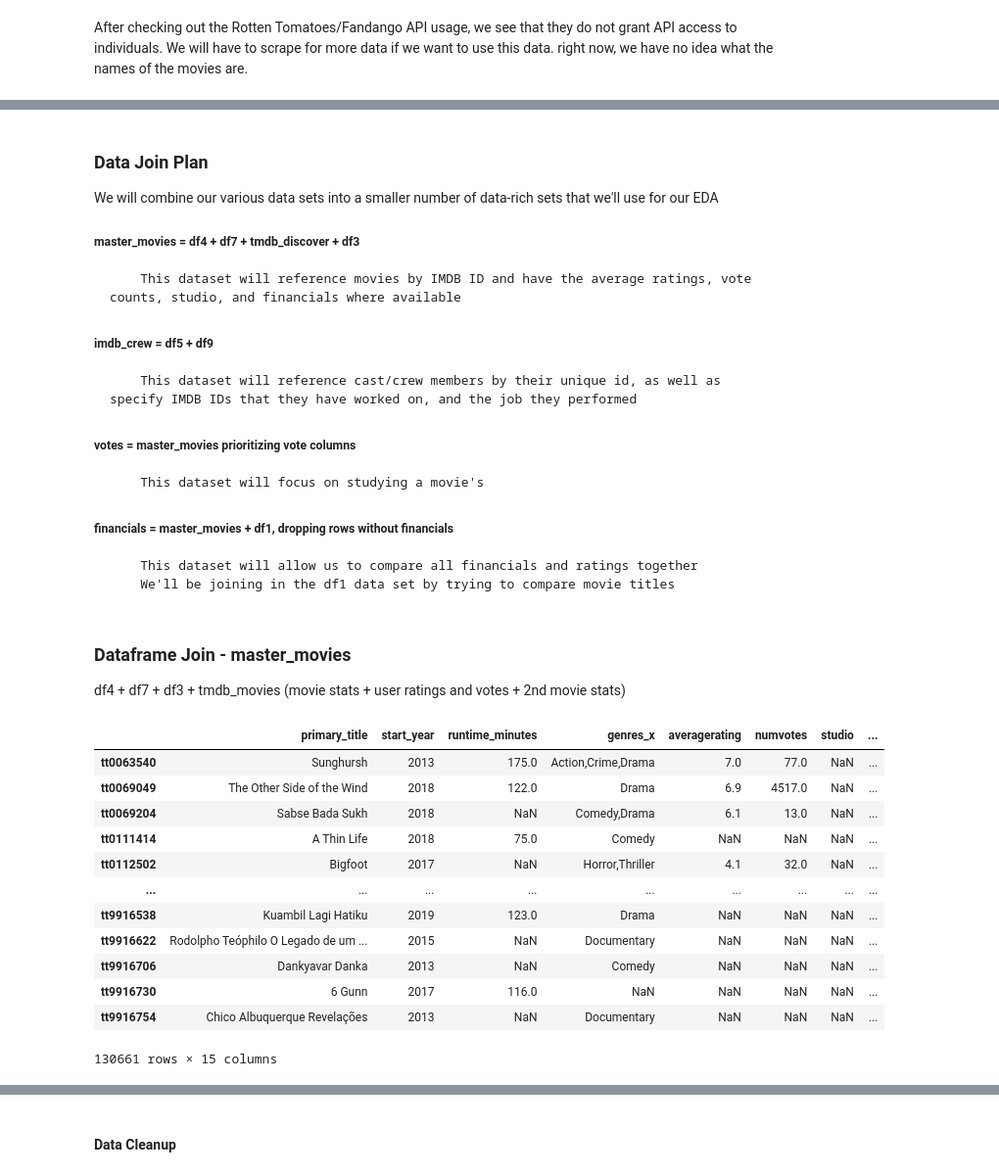
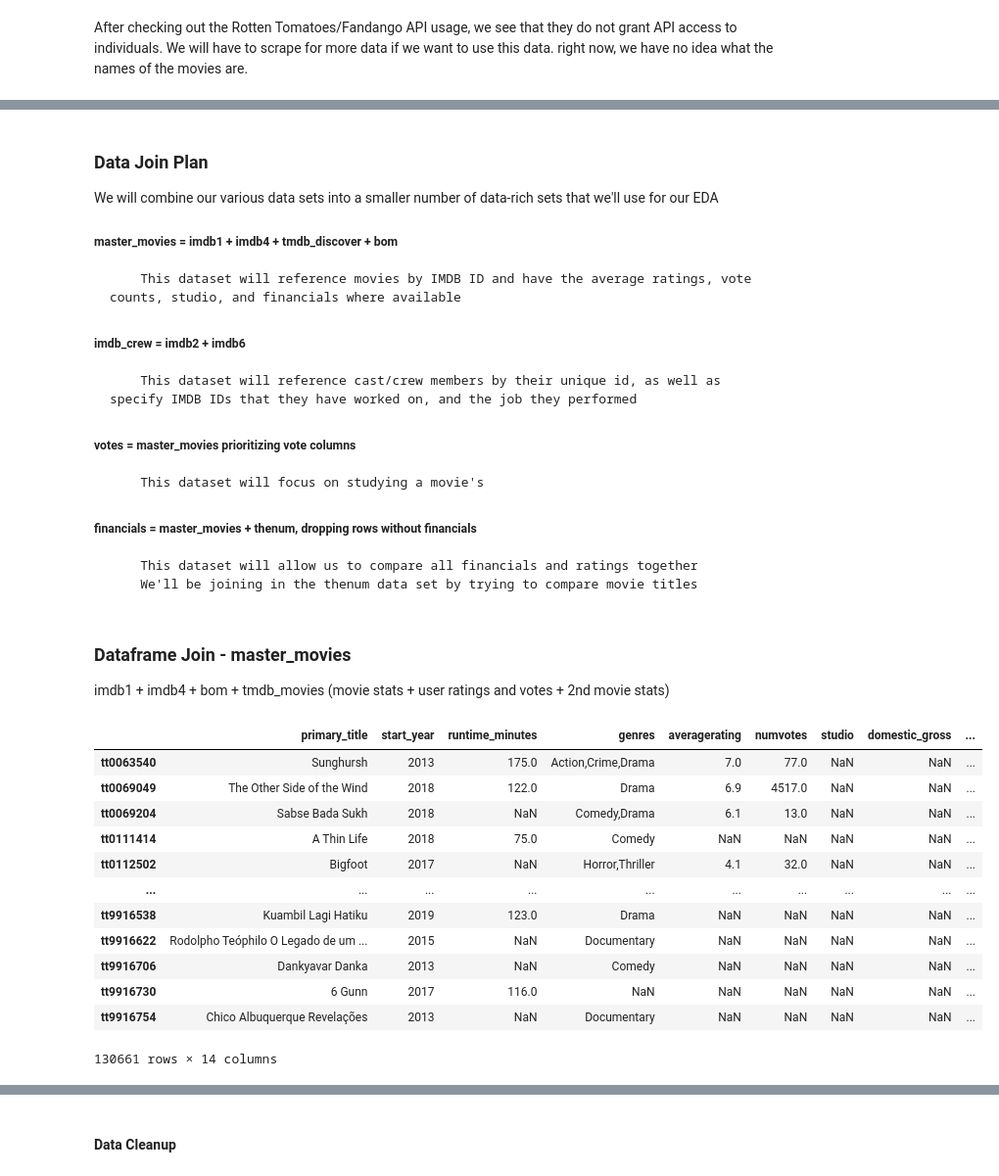
Before and after one commit to threnjen/dsc-mod-1-project-v2-1-online-ds-sp-000, a Jupyter notebook: student.ipynb, the cells around one changed output, grey strips where cells are left out. Shown at 98% size. Cells and saved outputs as stored; diff of their text form; code cells hidden in the pictures.

Commit message:
reorganized notebook with IMDB at beginning

```diff
--- a/student.ipynb
+++ b/student.ipynb
@@ -1515,0 +1453,3 @@ df9.sort_values('death_year').head()
+# %%
+# make sure all entries in the foreign_gross column are integers
+bom['foreign_gross'] = bom['foreign_gross'].astype(int)
@@ -1515,0 +1477,9 @@ df9.sort_values('death_year').head()
+# %%
+# dropping the title and year columns
+bom.drop(columns=['title', 'year'], inplace=True)
+# %%
+# dropping any rows where we didn't find an imdb id
+bom = bom[bom['tmdb_id'].notna()]
+# %%
+# set the imdb id as the index (mistakenly named tmdb_id)
+bom.set_index('tmdb_id', inplace=True)
@@ -1573,36 +1564,36 @@ After our initial data pulls and cleanup, we have the following data sets to use
 
 We will combine our various data sets into a smaller number of data-rich sets that we'll use for our EDA
 
-   ##### master_movies = df4 + df7 + tmdb_discover + df3
+   ##### master_movies = imdb1 + imdb4 + tmdb_discover + bom
         This dataset will reference movies by IMDB ID and have the average ratings, vote counts, studio, and financials where available
-   ##### imdb_crew = df5 + df9
+   ##### imdb_crew = imdb2 + imdb6
         This dataset will reference cast/crew members by their unique id, as well as specify IMDB IDs that they have worked on, and the job they performed
    ##### votes = master_movies prioritizing vote columns
         This dataset will focus on studying a movie's
-   ##### financials = master_movies + df1, dropping rows without financials
+   ##### financials = master_movies + thenum, dropping rows without financials
         This dataset will allow us to compare all financials and ratings together
-        We'll be joining in the df1 data set by trying to compare movie titles
+        We'll be joining in the thenum data set by trying to compare movie titles
 # %% [markdown]
 ### Dataframe Join - master_movies
-df4 + df7 + df3 + tmdb_movies (movie stats + user ratings and votes + 2nd movie stats)
+imdb1 + imdb4 + bom + tmdb_movies (movie stats + user ratings and votes + 2nd movie stats)
 # %%
-# We are joining our df4 and df7 on the tconst which is the movie id
-master_movies = df7.join([df4, df3, tmdb_discover])
+# We are joining our imdb1 and imdb4 on the tconst which is the movie id
+master_movies = imdb4.join([imdb1, bom, tmdb_discover])
 master_movies
 # %% [output]
-|  | primary_title | start_year | runtime_minutes | genres_x | averagerating | numvotes | studio | ... |
-| tt0063540 | Sunghursh | 2013 | 175.0 | Action,Crime,Drama | 7.0 | 77.0 | NaN | ... |
-| tt0069049 | The Other Side of the Wind | 2018 | 122.0 | Drama | 6.9 | 4517.0 | NaN | ... |
-| tt0069204 | Sabse Bada Sukh | 2018 | NaN | Comedy,Drama | 6.1 | 13.0 | NaN | ... |
-| tt0111414 | A Thin Life | 2018 | 75.0 | Comedy | NaN | NaN | NaN | ... |
-| tt0112502 | Bigfoot | 2017 | NaN | Horror,Thriller | 4.1 | 32.0 | NaN | ... |
-| ... | ... | ... | ... | ... | ... | ... | ... | ... |
-| tt9916538 | Kuambil Lagi Hatiku | 2019 | 123.0 | Drama | NaN | NaN | NaN | ... |
-| tt9916622 | Rodolpho Teóphilo O Legado de um ... | 2015 | NaN | Documentary | NaN | NaN | NaN | ... |
-| tt9916706 | Dankyavar Danka | 2013 | NaN | Comedy | NaN | NaN | NaN | ... |
-| tt9916730 | 6 Gunn | 2017 | 116.0 | NaN | NaN | NaN | NaN | ... |
-| tt9916754 | Chico Albuquerque Revelações | 2013 | NaN | Documentary | NaN | NaN | NaN | ... |
+|  | primary_title | start_year | runtime_minutes | genres | averagerating | numvotes | studio | domestic_gross | ... |
+| tt0063540 | Sunghursh | 2013 | 175.0 | Action,Crime,Drama | 7.0 | 77.0 | NaN | NaN | ... |
+| tt0069049 | The Other Side of the Wind | 2018 | 122.0 | Drama | 6.9 | 4517.0 | NaN | NaN | ... |
+| tt0069204 | Sabse Bada Sukh | 2018 | NaN | Comedy,Drama | 6.1 | 13.0 | NaN | NaN | ... |
+| tt0111414 | A Thin Life | 2018 | 75.0 | Comedy | NaN | NaN | NaN | NaN | ... |
+| tt0112502 | Bigfoot | 2017 | NaN | Horror,Thriller | 4.1 | 32.0 | NaN | NaN | ... |
+| ... | ... | ... | ... | ... | ... | ... | ... | ... | ... |
+| tt9916538 | Kuambil Lagi Hatiku | 2019 | 123.0 | Drama | NaN | NaN | NaN | NaN | ... |
+| tt9916622 | Rodolpho Teóphilo O Legado de um ... | 2015 | NaN | Documentary | NaN | NaN | NaN | NaN | ... |
+| tt9916706 | Dankyavar Danka | 2013 | NaN | Comedy | NaN | NaN | NaN | NaN | ... |
+| tt9916730 | 6 Gunn | 2017 | 116.0 | NaN | NaN | NaN | NaN | NaN | ... |
+| tt9916754 | Chico Albuquerque Revelações | 2013 | NaN | Documentary | NaN | NaN | NaN | NaN | ... |
-130661 rows × 15 columns
+130661 rows × 14 columns
 # %%
 #how many null values are there in the averagerating and numvotes categories?
 master_movies.isnull().sum()
```
Also changed, not shown: parts of 212 cells of this notebook.
